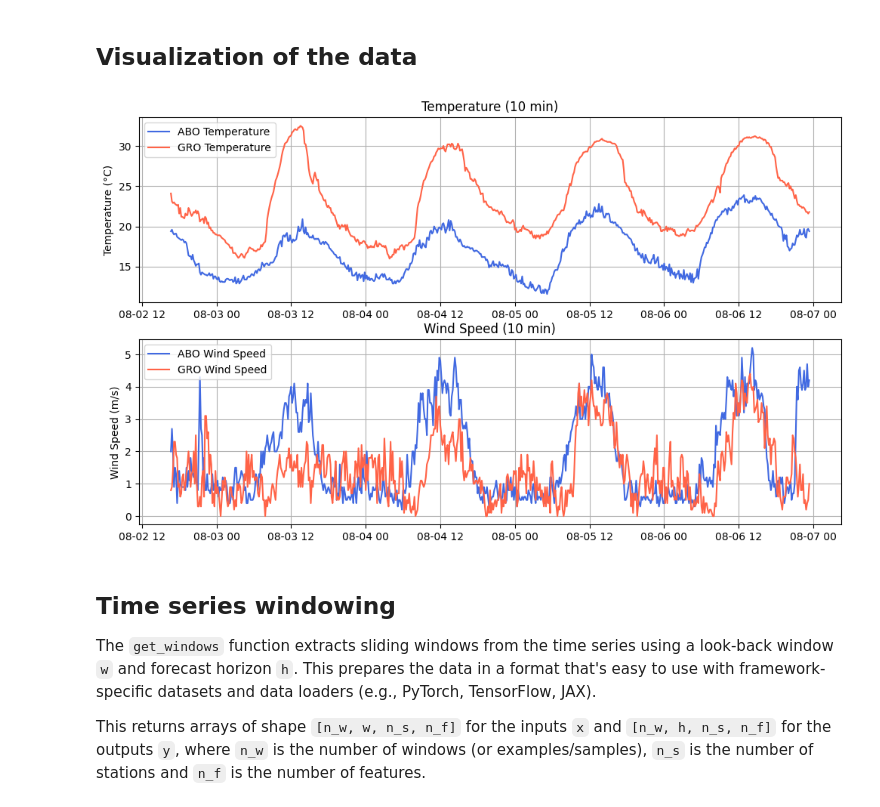
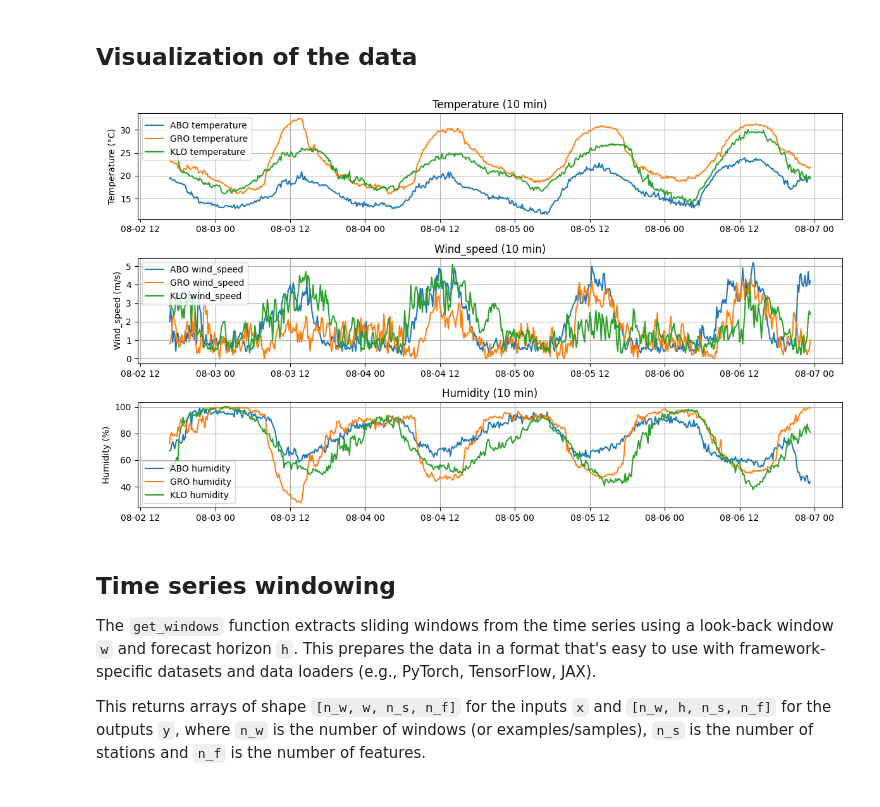
Before and after one commit to MeteoSwiss/PeakWeather, a Jupyter notebook: docs/source/examples/peakweather_demo.ipynb, the cells around one changed output. Drawn from its saved outputs; the diff is of its cells as text; code cells hidden in the pictures.

```diff
--- a/docs/source/examples/peakweather_demo.ipynb
+++ b/docs/source/examples/peakweather_demo.ipynb
@@ -52,29 +53,34 @@ mask.head()
 # %% [markdown]
 ## Visualization of the data
 # %%
-fig, ax = plt.subplots(2, figsize=(12, 7))
+# make the above into a function
+def plot_weather_parameters(df, stations, parameters):
+    fig, ax = plt.subplots(len(parameters), figsize=(12, 7))
 
-# Plot temperature
-ax[0].plot(
-    df.index, df["ABO", "temperature"], label="ABO Temperature", color="royalblue"
-)
-ax[0].plot(df.index, df["GRO", "temperature"], label="GRO Temperature", color="tomato")
-ax[0].set_title("Temperature (10 min)")
-ax[0].set_ylabel("Temperature (°C)")
-ax[0].legend()
-ax[0].grid(True)
+    time_freq = mdates.date2num(df.index[1]) - mdates.date2num(df.index[0])
+    time_freq_minutes = int(time_freq * 24 * 60)
 
-# Plot wind speed
-ax[1].plot(df.index, df["ABO", "wind_speed"], label="ABO Wind Speed", color="royalblue")
-ax[1].plot(df.index, df["GRO", "wind_speed"], label="GRO Wind Speed", color="tomato")
-ax[1].set_title("Wind Speed (10 min)")
-ax[1].set_ylabel("Wind Speed (m/s)")
-ax[1].legend()
-ax[1].grid(True)
+    colors = matplotlib.colormaps["tab10"]
 
-plt.show()
+    for i, param in enumerate(parameters):
+        for station in stations:
+            ax[i].plot(
+                df.index,
+                df[station, param],
+                label=f"{station} {param}",
+                color=colors(stations.index(station)),
+            )
+        ax[i].set_title(f"{param.capitalize()} ({time_freq_minutes} min)")
+        ax[i].set_ylabel(f"{param.capitalize()} ({dataset.parameters_table['unit'][param]})")
+        ax[i].legend()
+        ax[i].grid(True)
+
+    plt.tight_layout()
+    plt.show()
-# %% [output]
-[figure, removed]
+# %%
+plot_weather_parameters(df, stations=["ABO", "GRO", "KLO"], parameters=["temperature", "wind_speed", "humidity"])
+# %% [output]
+[figure, added]
 # %% [markdown]
 ## Time series windowing
 
```
Also changed, not shown: parts of 13 cells of this notebook, 7 other files.
